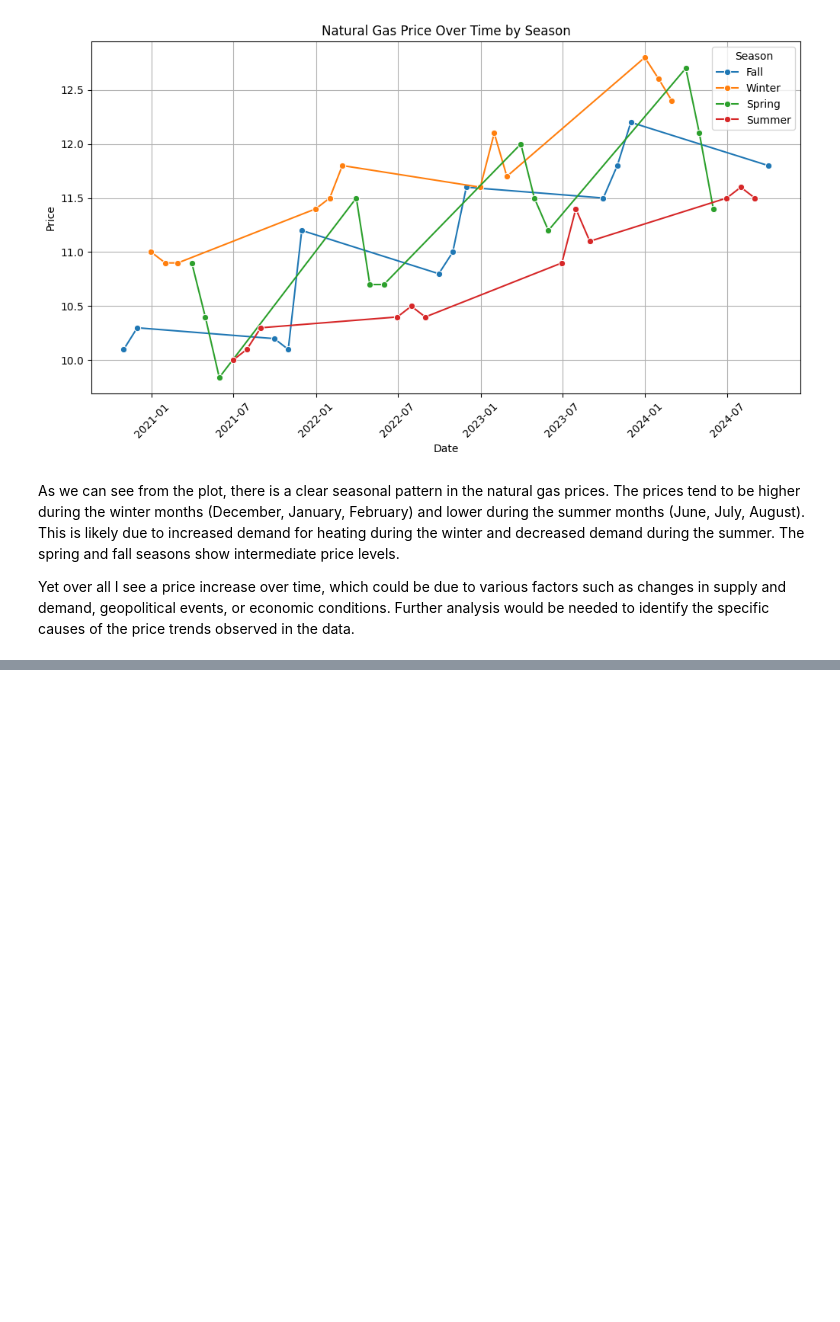
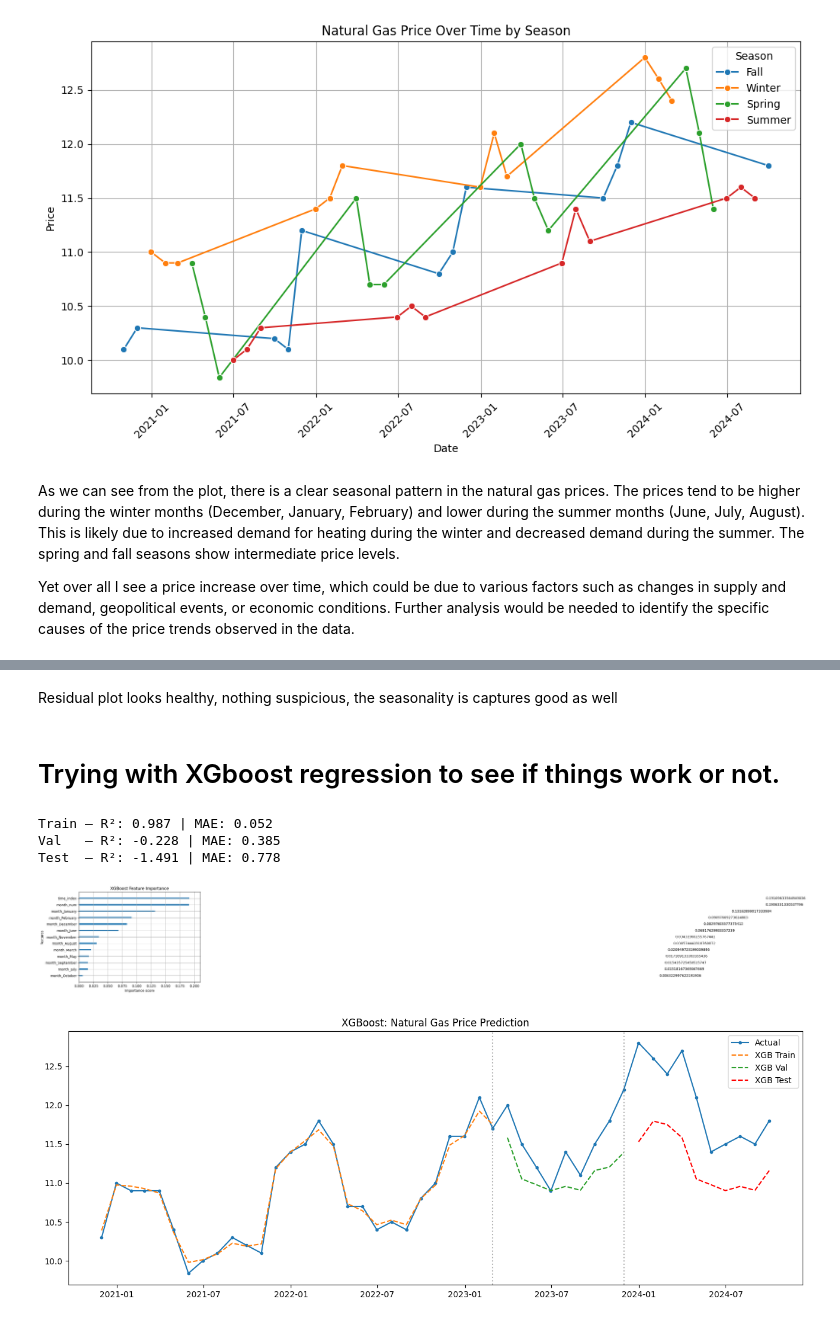
Before and after one commit to saroshfarhan/jpmc_data, a Jupyter notebook: task1/task1.ipynb, the cells around one changed output, grey strips where cells are left out. Drawn from its saved outputs; the diff is of its cells as text; code cells hidden in the pictures; blank space fills up the shorter version.

```diff
--- a/task1/task1.ipynb
+++ b/task1/task1.ipynb
@@ -146,0 +257,77 @@ Yet over all I see a price increase over time, which could be due to various fac
+# %% [markdown]
+Residual plot looks healthy, nothing suspicious, the seasonality is captures good as well
+# %% [markdown]
+# Trying with XGboost regression to see if things work or not.
+# %%
+import xgboost as xgb
+from sklearn.metrics import r2_score, mean_absolute_error
+
+# --- Features ---
+data['time_index'] = np.arange(len(data))
+
+month_dummies = pd.get_dummies(data['Months'], prefix='month', drop_first=True).astype(int)
+data = pd.concat([data, month_dummies], axis=1)
+data = data.loc[:, ~data.columns.duplicated()]
+
+month_cols = [c for c in data.columns if c.startswith('month_')]
+features = ['time_index'] + month_cols
+
+# --- Chronological Split (60 / 20 / 20) ---
+n = len(data)
+train_end = int(n * 0.60)
+val_end   = int(n * 0.80)
+
+train = data.iloc[:train_end]
+val   = data.iloc[train_end:val_end]
+test  = data.iloc[val_end:]
+
+X_train, y_train = train[features], train['Prices']
+X_val,   y_val   = val[features],   val['Prices']
+X_test,  y_test  = test[features],  test['Prices']
+
+# --- XGBoost Model ---
+model_xgb = xgb.XGBRegressor(
+    n_estimators=200,
+    max_depth=3,
+    learning_rate=0.05,
+    subsample=0.8,
+    colsample_bytree=0.8,
+    early_stopping_rounds=20,
+    random_state=42
+)
+
+model_xgb.fit(
+    X_train, y_train,
+    eval_set=[(X_val, y_val)],
+    verbose=False
+)
+
+# --- Evaluate ---
+for name, X, y in [('Train', X_train, y_train), ('Val', X_val, y_val), ('Test', X_test, y_test)]:
+    preds = model_xgb.predict(X)
+    print(f"{name:5s} — R²: {r2_score(y, preds):.3f} | MAE: {mean_absolute_error(y, preds):.3f}")
+
+# --- Feature Importance ---
+xgb.plot_importance(model_xgb, importance_type='gain')
+plt.title('XGBoost Feature Importance')
+plt.tight_layout()
+plt.show()
+
+# --- Plot ---
+fig, ax = plt.subplots(figsize=(13, 5))
+ax.plot(data['date_col'], data['Prices'], label='Actual', marker='o', markersize=3)
+ax.plot(train['date_col'], model_xgb.predict(X_train), label='XGB Train', linestyle='--')
+ax.plot(val['date_col'],   model_xgb.predict(X_val),   label='XGB Val',   linestyle='--')
+ax.plot(test['date_col'],  model_xgb.predict(X_test),  label='XGB Test',  linestyle='--', color='red')
+ax.axvline(train['date_col'].max(), color='gray', linestyle=':', alpha=0.6)
+ax.axvline(val['date_col'].max(),   color='gray', linestyle=':', alpha=0.6)
+ax.set_title('XGBoost: Natural Gas Price Prediction')
+ax.legend()
+plt.tight_layout()
+plt.show()
+# %% [output]
+Train — R²: 0.987 | MAE: 0.052
+Val   — R²: -0.228 | MAE: 0.385
+Test  — R²: -1.491 | MAE: 0.778
+[figure, added]
+[figure, added]
```
Also changed, not shown: parts of 12 cells of this notebook, 3 other files.
